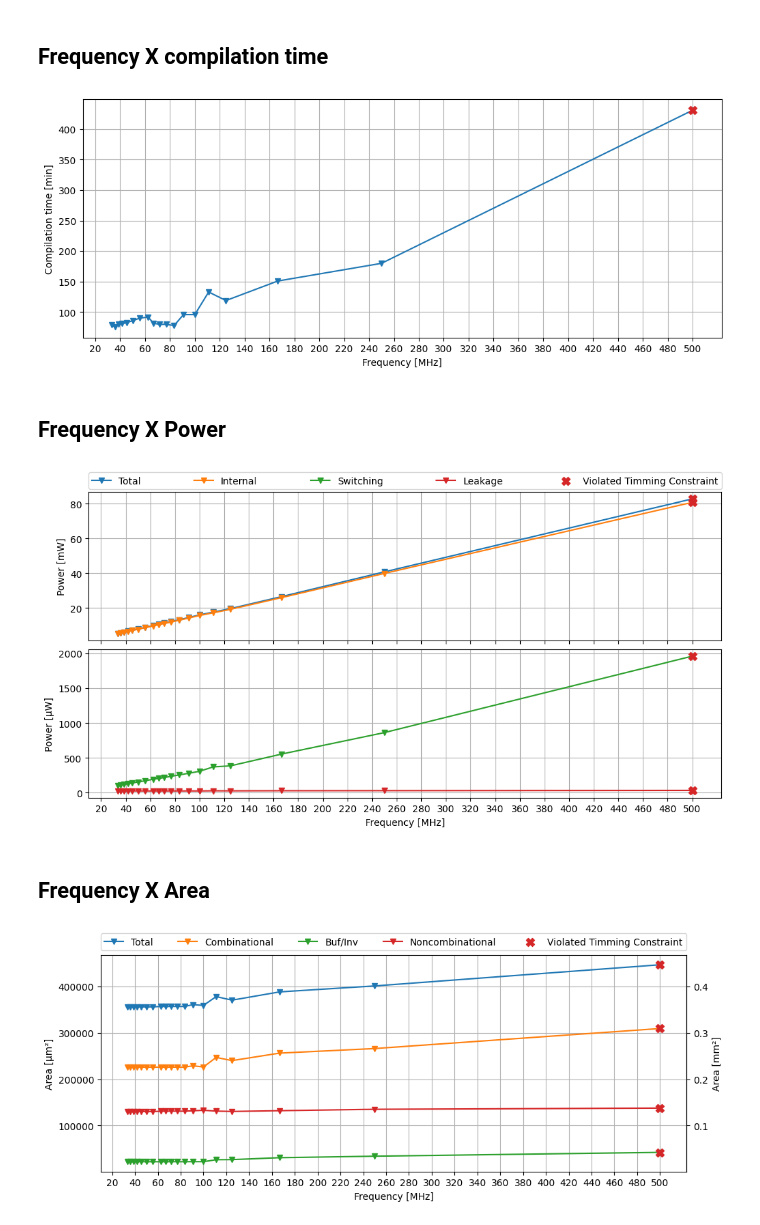
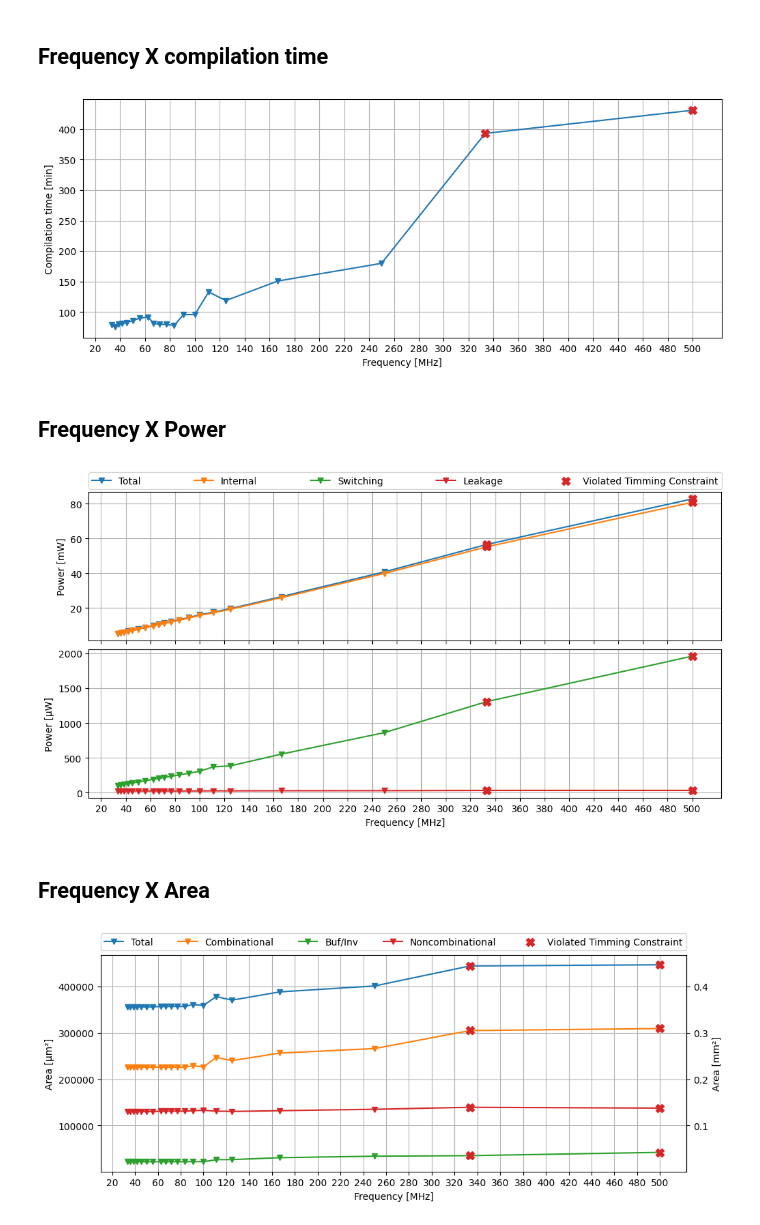
Before and after one commit to beMang/IL2225-Project, a Jupyter notebook: python/task_2/PPA.ipynb, the cells around one changed output. Drawn from its saved outputs; the diff is of its cells as text; code cells hidden in the pictures.

```diff
--- a/python/task_2/PPA.ipynb
+++ b/python/task_2/PPA.ipynb
@@ -6,7 +6,7 @@ import pandas as pd
 import matplotlib.pyplot as plt
 import os
 # %%
-DIR_REPORT = "../../SiLagoNN/syn/rpt/"
+DIR_REPORT = "../../SiLagoNN/syn/rpt/flat/"
 DIR_LOG = "../../SiLagoNN/exe/log/"
 # print(os.listdir(DIR_REPORT))
 LOG_ID = '@[IL2225-Project]'
@@ -37,19 +37,33 @@ with open(DIR_LOG+'console_task2_sweep_3.log', 'r') as f:
     filtered = np.array([int(line.split(' : ')[1][11:].split(' [')[0])
                          for line in filtered if line.startswith('Constraint ')])
     period = np.append(period, filtered[::2][:-1])
+    exe_time = np.append(exe_time, filtered[1::2])
+
+with open(DIR_LOG+'console_task2_sweep_4.log', 'r') as f:
+    lines = f.readlines()
+    filtered = np.array([line.replace(LOG_ID+' ','').strip() for line in lines if line.startswith(LOG_ID)])
+    filtered = np.array([int(line.split(' : ')[1][11:].split(' [')[0])
+                         for line in filtered if line.startswith('Constraint ')])
+    period = np.append(period, filtered[0])
+    temp = period[-2]
+    period[-2] = period[-1]
+    period[-1] = temp
     freq     = 1e-6/(period*1e-12) #[MHz]
-    exe_time = np.append(exe_time, filtered[1::2])
+    exe_time = np.append(exe_time, filtered[1])
+    temp = exe_time[-2]
+    exe_time[-2] = exe_time[-1]
+    exe_time[-1] = temp
 # %%
 plt.figure(figsize=(10,4), layout='constrained')
 plt.plot(freq,exe_time,'v-')
-plt.scatter(freq[-1],exe_time[-1], marker='X', color='tab:red', s=75, zorder=10)
+plt.scatter(freq[-2:],exe_time[-2:], marker='X', color='tab:red', s=75, zorder=10)
 plt.grid()
 plt.xlabel("Frequency [MHz]"); plt.ylabel("Compilation time [min]")
 # plt.xticks(freq,rotation=45)
 plt.xticks(np.arange(20,500+20,20))
 plt.savefig('compile_time.pdf'); plt.show()
 # %% [output]
-[figure, old version]
+[figure, new version]
 # %% [markdown]
 ## Frequency X Power
 # %%
@@ -87,9 +101,11 @@ axs[0].plot(
     label='Internal'
 )
 axs[0].scatter(
-    [freq[-1]]*2,
+    [freq[-1],freq[-2]]*2,
     [power_repartition[period[-1]].loc['Total', 'Internal Power (mW)'],
-     power_repartition[period[-1]].loc['Total', 'Total Power (mW)']],
+     power_repartition[period[-2]].loc['Total', 'Internal Power (mW)'],
+     power_repartition[period[-1]].loc['Total', 'Total Power (mW)'],
+     power_repartition[period[-2]].loc['Total', 'Total Power (mW)']],
     marker='X', color='tab:red', s=75, zorder=10)
 
 
@@ -108,9 +124,11 @@ axs[1].plot(
     color='tab:red'
 )
 axs[1].scatter(
-    [freq[-1]]*2,
+    [freq[-1],freq[-2]]*2,
     [power_repartition[period[-1]].loc['Total', 'Switching Power (mW)']*1000,
-     power_repartition[period[-1]].loc['Total', 'Leakage Power (µW)']],
+     power_repartition[period[-2]].loc['Total', 'Switching Power (mW)']*1000,
+     power_repartition[period[-1]].loc['Total', 'Leakage Power (µW)'],
+     power_repartition[period[-2]].loc['Total', 'Leakage Power (µW)']],
     marker='X', color='tab:red', s=75, zorder=10, label='Violated Timming Constraint')
 
 
@@ -121,7 +139,7 @@ axs[1].set_xticks(np.arange(20,500+20,20))
 fig.legend(bbox_to_anchor=(0.068, 1., 0.929, .102), loc='lower left', ncols=5, mode="expand", borderaxespad=0.)
 plt.savefig('power.pdf', bbox_inches='tight'); plt.show()
 # %% [output]
-[figure, old version]
+[figure, new version]
 # %% [markdown]
 ## Frequency X Area
 # %%
@@ -145,31 +163,33 @@ for i,T in enumerate(period):
 fig, ax = plt.subplots(figsize=(10,4), layout='constrained')
 
 ax.plot(freq, area['Total cell area']      ,'v-',label='Total')
 ax.plot(freq, area['Combinational area']   ,'v-',label='Combinational')
 ax.plot(freq, area['Buf/Inv area']         ,'v-',label='Buf/Inv')
 ax.plot(freq, area['Noncombinational area'],'v-',label='Noncombinational')
 
 ax.scatter([freq[-1]]*4, [*area.loc[period[-1]]],
            marker='X', color='tab:red', s=75, zorder=10, label='Violated Timming Constraint')
+ax.scatter([freq[-2]]*4, [*area.loc[period[-2]]],
+           marker='X', color='tab:red', s=75, zorder=10)
 
 
 ax.grid()
 ax.set_xlabel("Frequency [MHz]"); ax.set_ylabel("Area [µm²]")
 # plt.xticks(freq,rotation=45)
 ax.set_xticks(np.arange(20,500+20,20))
 ax.legend(bbox_to_anchor=(0., 1.02, 1., .102), loc='lower left', ncols=5, mode="expand", borderaxespad=0.)
 
 
 def µm2_to_mm2(x):
     return x*1e-6
 
 def mm2_to_µm2(x):
     return x*1e6
 
 secax_y = ax.secondary_yaxis(
     'right', functions=(µm2_to_mm2, mm2_to_µm2))
 secax_y.set_ylabel('Area [mm²]')
 
 plt.savefig('area.pdf'); plt.show()
 # %% [output]
-[figure, old version]
+[figure, new version]
```
Also changed, not shown: 3 other files.
